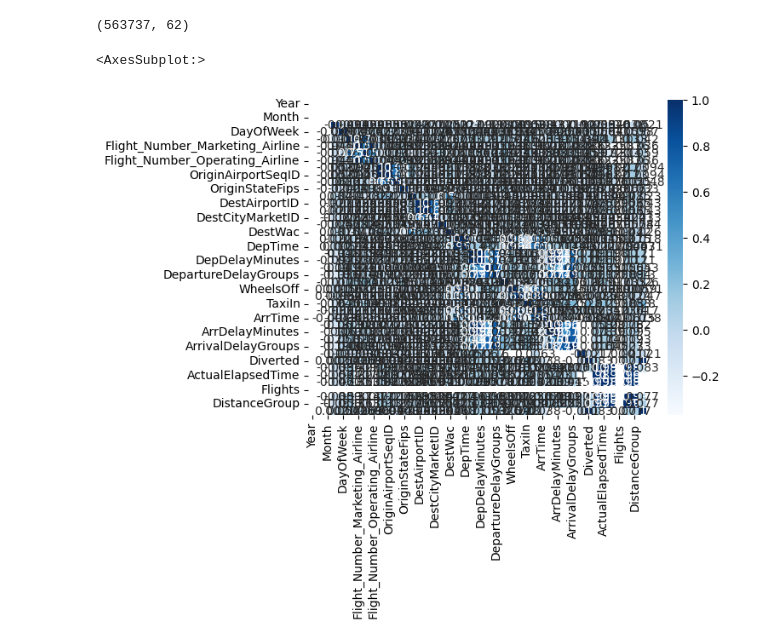
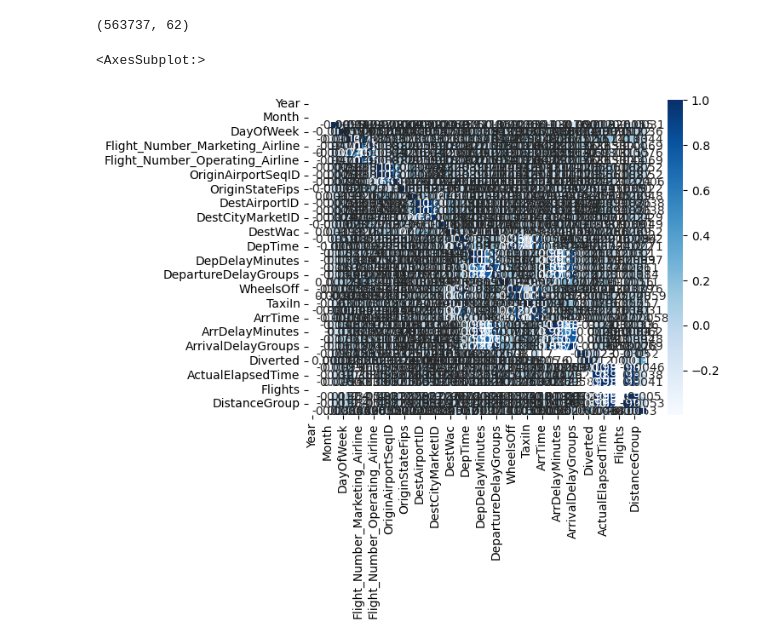
Before and after one commit to MaxenceColvray/DATA_flight, a Jupyter notebook: Data_flight.ipynb, the cells around one changed output. Saved outputs shown, nothing was run; the diff lists cells and outputs as text; code cells hidden in the pictures.

```diff
--- a/Data_flight.ipynb
+++ b/Data_flight.ipynb
@@ -58,11 +58,11 @@ df.shape
 (563737, 62)
 # %%
 import seaborn as sb
-corr = df_min.corr()
+corr = df.corr()
 sb.heatmap(corr, cmap="Blues", annot=True)
 # %% [output]
 <AxesSubplot:>
-[figure, old version]
+[figure, new version]
 # %%
 df_min=df_min.drop(columns=[])
 # %%
```
Also changed, not shown: 1 other file.
